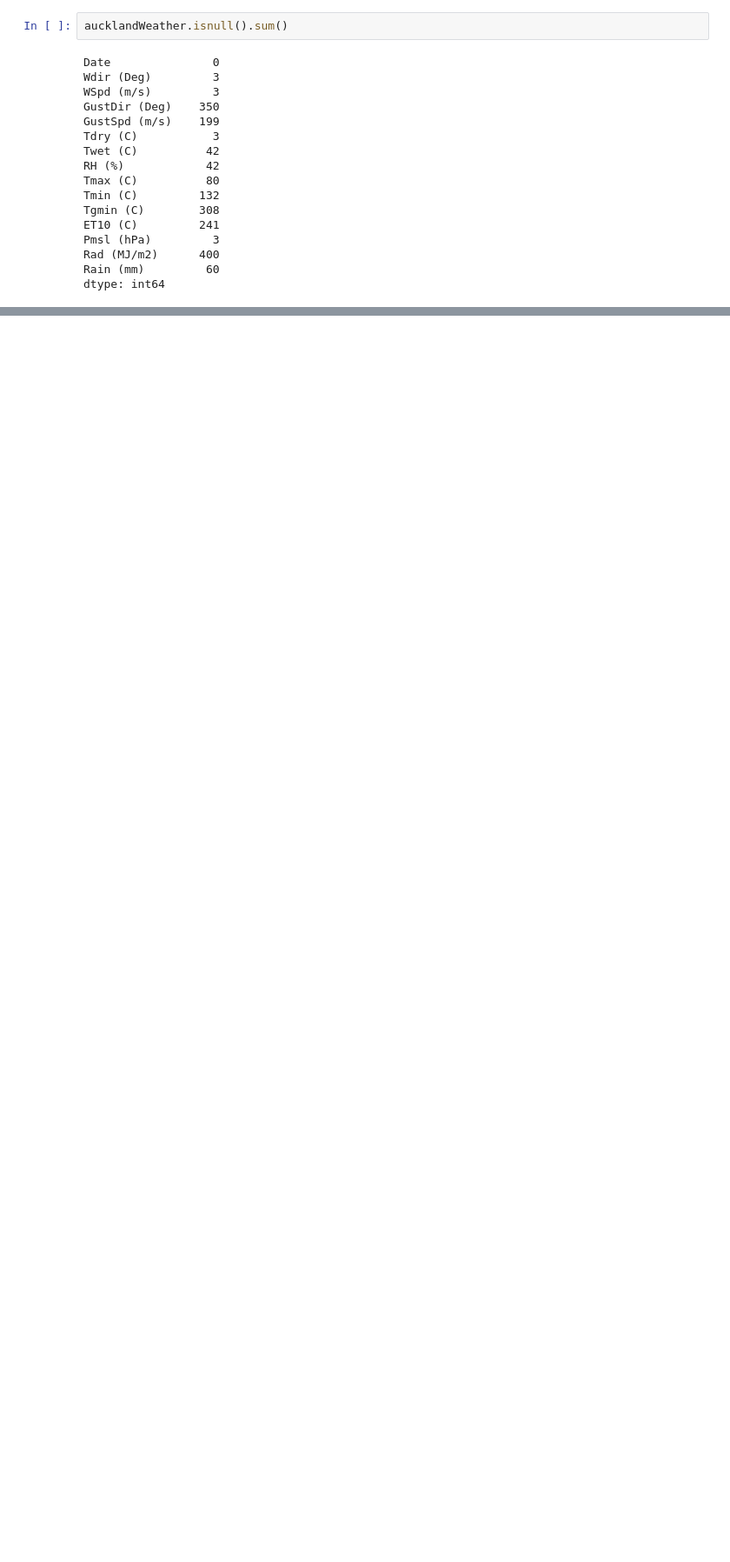
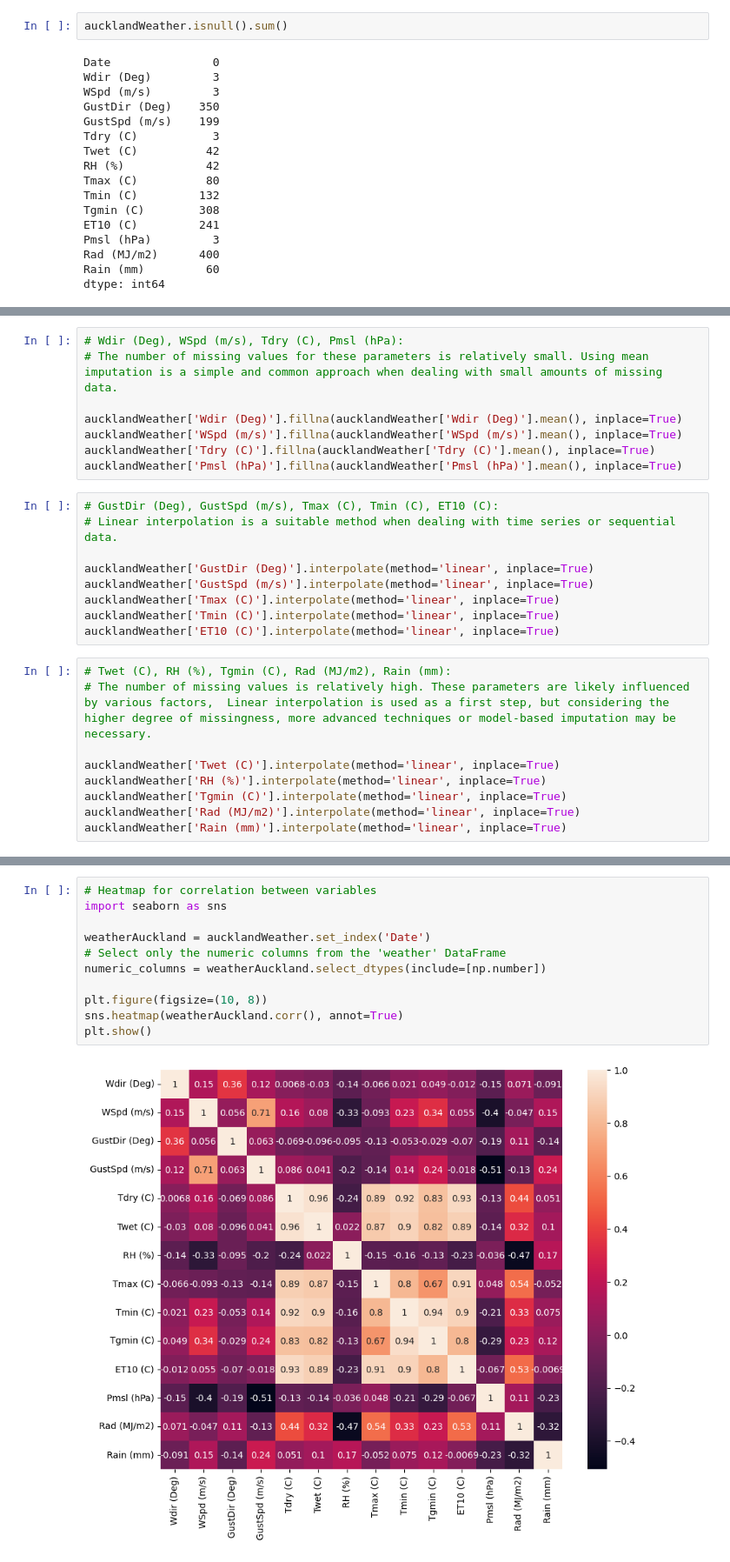
Before and after one commit to YingCG/research-weather-forecast, a Jupyter notebook: data/niwa_cleaned/NiwaData-1909-2019.ipynb, the cells around one changed output, grey strips where cells are left out. Shown at 87% size. Saved outputs shown, nothing was run; the diff lists cells and outputs as text; blank space fills up the shorter version.

```diff
--- a/data/niwa_cleaned/NiwaData-1909-2019.ipynb
+++ b/data/niwa_cleaned/NiwaData-1909-2019.ipynb
@@ -133,0 +153,26 @@ plt.show()
+# %%
+# Wdir (Deg), WSpd (m/s), Tdry (C), Pmsl (hPa):
+# The number of missing values for these parameters is relatively small. Using mean imputation is a simple and common approach when dealing with small amounts of missing data.
+
+aucklandWeather['Wdir (Deg)'].fillna(aucklandWeather['Wdir (Deg)'].mean(), inplace=True)
+aucklandWeather['WSpd (m/s)'].fillna(aucklandWeather['WSpd (m/s)'].mean(), inplace=True)
+aucklandWeather['Tdry (C)'].fillna(aucklandWeather['Tdry (C)'].mean(), inplace=True)
+aucklandWeather['Pmsl (hPa)'].fillna(aucklandWeather['Pmsl (hPa)'].mean(), inplace=True)
+# %%
+# GustDir (Deg), GustSpd (m/s), Tmax (C), Tmin (C), ET10 (C):
+# Linear interpolation is a suitable method when dealing with time series or sequential data.
+
+aucklandWeather['GustDir (Deg)'].interpolate(method='linear', inplace=True)
+aucklandWeather['GustSpd (m/s)'].interpolate(method='linear', inplace=True)
+aucklandWeather['Tmax (C)'].interpolate(method='linear', inplace=True)
+aucklandWeather['Tmin (C)'].interpolate(method='linear', inplace=True)
+aucklandWeather['ET10 (C)'].interpolate(method='linear', inplace=True)
+# %%
+# Twet (C), RH (%), Tgmin (C), Rad (MJ/m2), Rain (mm):
+# The number of missing values is relatively high. These parameters are likely influenced by various factors,  Linear interpolation is used as a first step, but considering the higher degree of missingness, more advanced techniques or model-based imputation may be necessary.
+
+aucklandWeather['Twet (C)'].interpolate(method='linear', inplace=True)
+aucklandWeather['RH (%)'].interpolate(method='linear', inplace=True)
+aucklandWeather['Tgmin (C)'].interpolate(method='linear', inplace=True)
+aucklandWeather['Rad (MJ/m2)'].interpolate(method='linear', inplace=True)
+aucklandWeather['Rain (mm)'].interpolate(method='linear', inplace=True)
@@ -133,0 +211,13 @@ plt.show()
+# %%
+# Heatmap for correlation between variables
+import seaborn as sns
+
+weatherAuckland = aucklandWeather.set_index('Date')
+# Select only the numeric columns from the 'weather' DataFrame
+numeric_columns = weatherAuckland.select_dtypes(include=[np.number])
+
+plt.figure(figsize=(10, 8))
+sns.heatmap(weatherAuckland.corr(), annot=True)
+plt.show()
+# %% [output]
+[figure, added]
```
Also changed, not shown: parts of 8 cells of this notebook, 43 other files.
